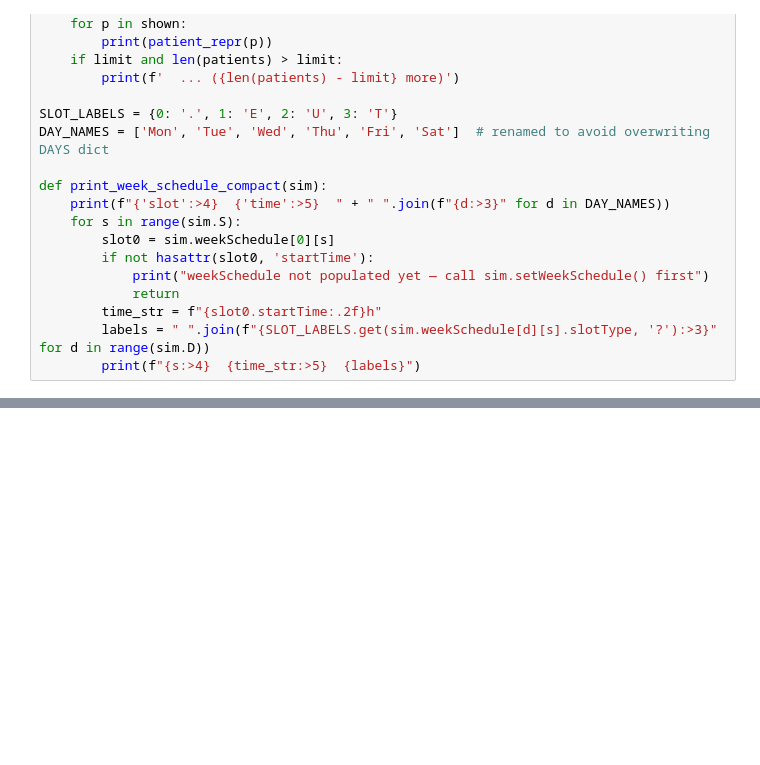
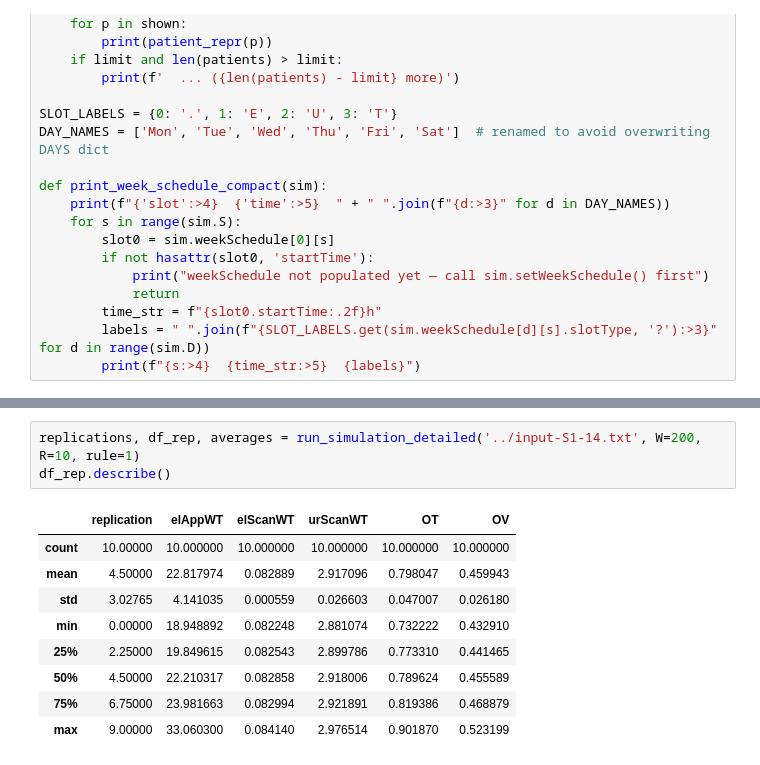
Before and after one commit to Emll3/simul_solo, a Jupyter notebook: python-code/EDA.ipynb, the cells around one changed output, grey strips where cells are left out. Drawn from its saved outputs; the diff is of its cells as text; blank space fills up the shorter version.

```diff
--- a/python-code/EDA.ipynb
+++ b/python-code/EDA.ipynb
@@ -172,0 +164,13 @@ sim.patients
+# %%
+replications, df_rep, averages = run_simulation_detailed('../input-S1-14.txt', W=200, R=10, rule=1)
+df_rep.describe()
+# %% [output]
+|  | replication | elAppWT | elScanWT | urScanWT | OT | OV |
+| count | 10.00000 | 10.000000 | 10.000000 | 10.000000 | 10.000000 | 10.000000 |
+| mean | 4.50000 | 22.817974 | 0.082889 | 2.917096 | 0.798047 | 0.459943 |
+| std | 3.02765 | 4.141035 | 0.000559 | 0.026603 | 0.047007 | 0.026180 |
+| min | 0.00000 | 18.948892 | 0.082248 | 2.881074 | 0.732222 | 0.432910 |
+| 25% | 2.25000 | 19.849615 | 0.082543 | 2.899786 | 0.773310 | 0.441465 |
+| 50% | 4.50000 | 22.210317 | 0.082858 | 2.918006 | 0.789624 | 0.455589 |
+| 75% | 6.75000 | 23.981663 | 0.082994 | 2.921891 | 0.819386 | 0.468879 |
+| max | 9.00000 | 33.060300 | 0.084140 | 2.976514 | 0.901870 | 0.523199 |
```
Also changed, not shown: parts of 16 cells of this notebook.
